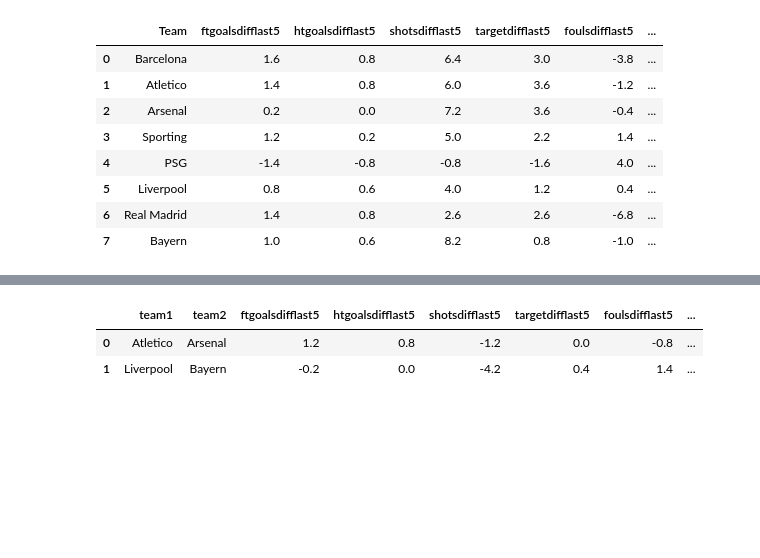
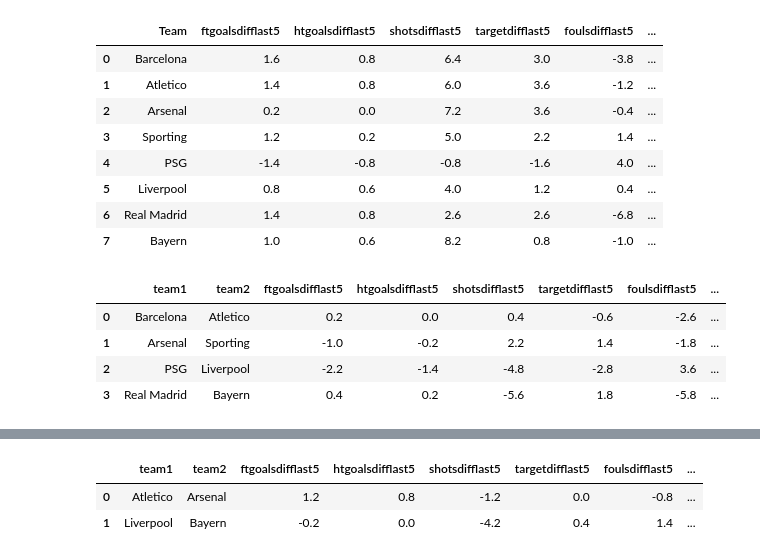
Before and after one commit to iAboud98/champions-league-winner-prediction-2025-2026, a Jupyter notebook: main.ipynb, the cells around one changed output, grey strips where cells are left out. Cells and saved outputs as stored; diff of their text form; code cells hidden in the pictures; blank space fills up the shorter version.

```diff
--- a/main.ipynb
+++ b/main.ipynb
@@ -992,3 +992,36 @@ ucl_df
 | 5 | Liverpool | 0.8 | 0.6 | 4.0 | 1.2 | 0.4 | ... |
 | 6 | Real Madrid | 1.4 | 0.8 | 2.6 | 2.6 | -6.8 | ... |
 | 7 | Bayern | 1.0 | 0.6 | 8.2 | 0.8 | -1.0 | ... |
+# %%
+fixtures = [
+    ("Barcelona", "Atletico"),
+    ("Arsenal", "Sporting"),
+    ("PSG", "Liverpool"),
+    ("Real Madrid", "Bayern"),
+]
+
+team_features = ucl_df.set_index("Team").copy()
+numeric_cols = team_features.select_dtypes(include=[np.number]).columns.tolist()
+
+h2h_rows = []
+for team1, team2 in fixtures:
+    diff_row = team_features.loc[team1, numeric_cols] - team_features.loc[team2, numeric_cols]
+
+    if "elo" in diff_row.index:
+        diff_row = diff_row.rename(index={"elo": "elodiff"})
+
+    row = {
+        "team1": team1,
+        "team2": team2,
+    }
+    row.update(diff_row.to_dict())
+    h2h_rows.append(row)
+
+h2h_df = pd.DataFrame(h2h_rows)
+h2h_df
+# %% [output]
+|  | team1 | team2 | ftgoalsdifflast5 | htgoalsdifflast5 | shotsdifflast5 | targetdifflast5 | foulsdifflast5 | ... |
+| 0 | Barcelona | Atletico | 0.2 | 0.0 | 0.4 | -0.6 | -2.6 | ... |
+| 1 | Arsenal | Sporting | -1.0 | -0.2 | 2.2 | 1.4 | -1.8 | ... |
+| 2 | PSG | Liverpool | -2.2 | -1.4 | -4.8 | -2.8 | 3.6 | ... |
+| 3 | Real Madrid | Bayern | 0.4 | 0.2 | -5.6 | 1.8 | -5.8 | ... |
```
Also changed, not shown: parts of 5 cells of this notebook, 1 other file.
